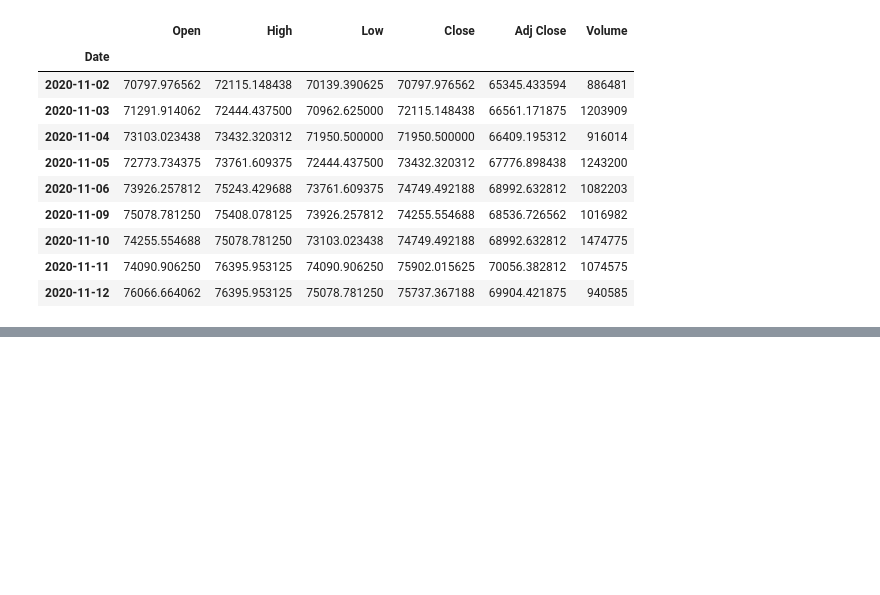
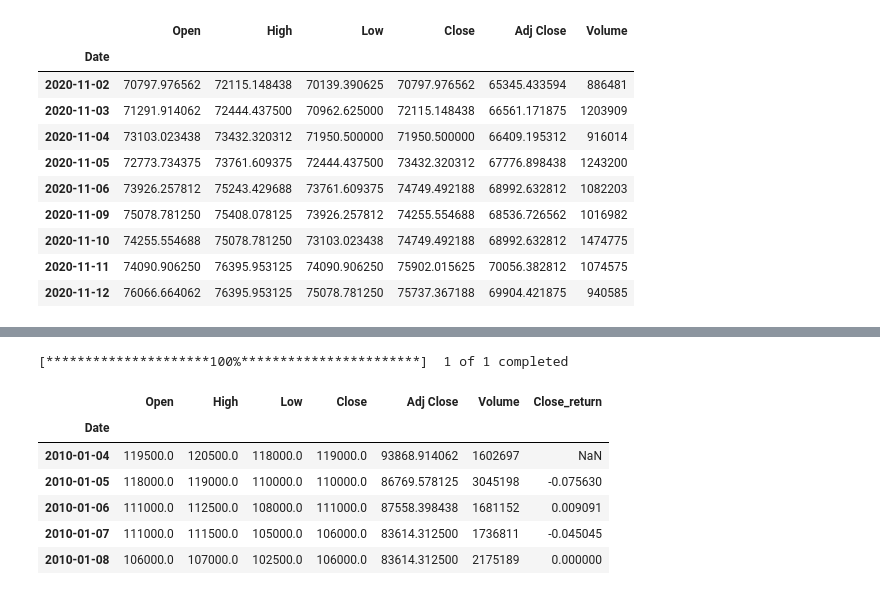
Before and after one commit to Jbiscode/Uni.Class, a Jupyter notebook: 2022.1학기/파이썬을이용한데이터분석/1주차(2).ipynb, the cells around one changed output, grey strips where cells are left out. Cells and saved outputs as stored; diff of their text form; code cells hidden in the pictures; blank space fills up the shorter version.

```diff
--- a/2022.1학기/파이썬을이용한데이터분석/1주차(2).ipynb
+++ b/2022.1학기/파이썬을이용한데이터분석/1주차(2).ipynb
@@ -69,0 +93,15 @@ SKT
+# %%
+import pandas as pd
+import yfinance as yf
+data = yf.download('005380.KS','2010-01-04','2019-01-05')
+data['Close_return'] = data['Close'].pct_change()
+data.head()
+# %% [output]
+[*********************100%***********************]  1 of 1 completed
+|  | Open | High | Low | Close | Adj Close | Volume | Close_return |
+| Date |  |  |  |  |  |  |  |
+| 2010-01-04 | 119500.0 | 120500.0 | 118000.0 | 119000.0 | 93868.914062 | 1602697 | NaN |
+| 2010-01-05 | 118000.0 | 119000.0 | 110000.0 | 110000.0 | 86769.578125 | 3045198 | -0.075630 |
+| 2010-01-06 | 111000.0 | 112500.0 | 108000.0 | 111000.0 | 87558.398438 | 1681152 | 0.009091 |
+| 2010-01-07 | 111000.0 | 111500.0 | 105000.0 | 106000.0 | 83614.312500 | 1736811 | -0.045045 |
+| 2010-01-08 | 106000.0 | 107000.0 | 102500.0 | 106000.0 | 83614.312500 | 2175189 | 0.000000 |
```
Also changed, not shown: parts of 3 cells of this notebook, 18 other files.
